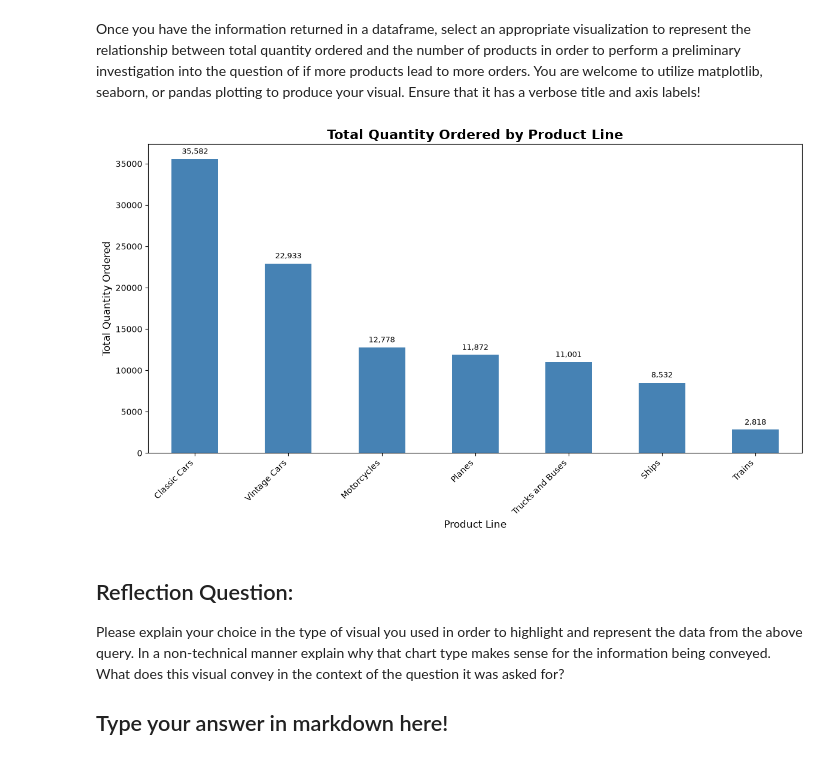
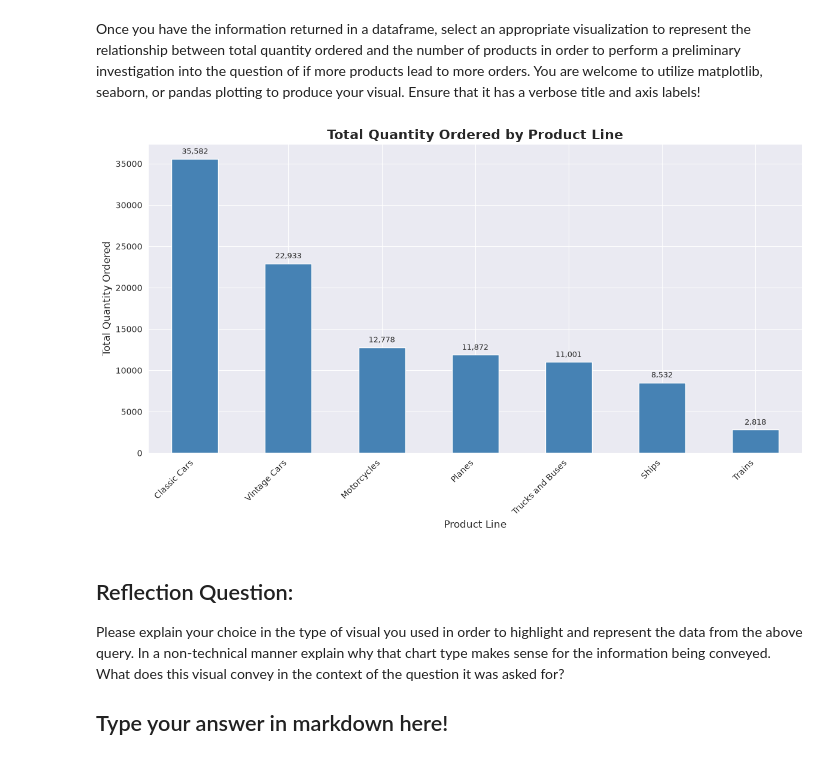
Before and after one commit to nicodemusmomanyi7-ship-it/dsc-sql-summative-lab, a Jupyter notebook: SQLSummativeLab.ipynb, the cells around one changed output. Saved outputs shown, nothing was run; the diff lists cells and outputs as text; code cells hidden in the pictures.

```diff
--- a/SQLSummativeLab.ipynb
+++ b/SQLSummativeLab.ipynb
@@ -165,6 +165,8 @@ state_credit
 Once you have the information returned in a dataframe, select an appropriate visualization to represent this data. You are welcome to utilize matplotlib, seaborn, or pandas plotting to produce your visual. Ensure that it has a verbose title and axis labels!
 # %%
 # Replace None with your visual code
+#setting the style
+sns.set_style("darkgrid")
 # Sort states by average credit limit
 state_credit = state_credit.sort_values(
     by="avg_creditLimit",
@@ -245,6 +247,8 @@ top_customers
 # %% [markdown]
 Once you have the information returned in a dataframe, select an appropriate visualization to represent this data. You are welcome to utilize matplotlib, seaborn, or pandas plotting to produce your visual. Ensure that it has a verbose title and axis labels!
 # %%
+#setting the style
+sns.set_style("darkgrid")
 # Sort customers from highest to lowest payments
 top_customers = top_customers.sort_values(
     by="total_amount",
@@ -375,6 +379,8 @@ product_line_data
 # %% [markdown]
 Once you have the information returned in a dataframe, select an appropriate visualization to represent the relationship between total quantity ordered and the number of products in order to perform a preliminary investigation into the question of if more products lead to more orders. You are welcome to utilize matplotlib, seaborn, or pandas plotting to produce your visual. Ensure that it has a verbose title and axis labels!
 # %%
+#setting the style
+sns.set_style("darkgrid")
 # Sort product lines by total quantity ordered
 product_line_data = product_line_data.sort_values(
     by="total_quantity_ordered",
@@ -390,34 +396,34 @@ ax = product_line_data.plot(
     legend=False,
     figsize=(12, 7)
 )
 
 # Annotate each bar with its value
 for bar in ax.patches:
     height = bar.get_height()
     ax.annotate(
         f"{height:,.0f}",
         (bar.get_x() + bar.get_width() / 2, height),
         ha="center",
         va="bottom",
         xytext=(0, 4),
         textcoords="offset points",
         fontsize=9
     )
 
 # Add labels and title
 plt.xlabel("Product Line", fontsize=12)
 plt.ylabel("Total Quantity Ordered", fontsize=12)
 plt.title(
     "Total Quantity Ordered by Product Line",
     fontsize=16,
     fontweight="bold"
 )
 
 plt.xticks(rotation=45, ha="right")
 plt.tight_layout()
 plt.show()
 # %% [output]
-[figure, old version]
+[figure, new version]
 # %% [markdown]
 ## Reflection Question:
 
```
Also changed, not shown: parts of 5 cells of this notebook.
